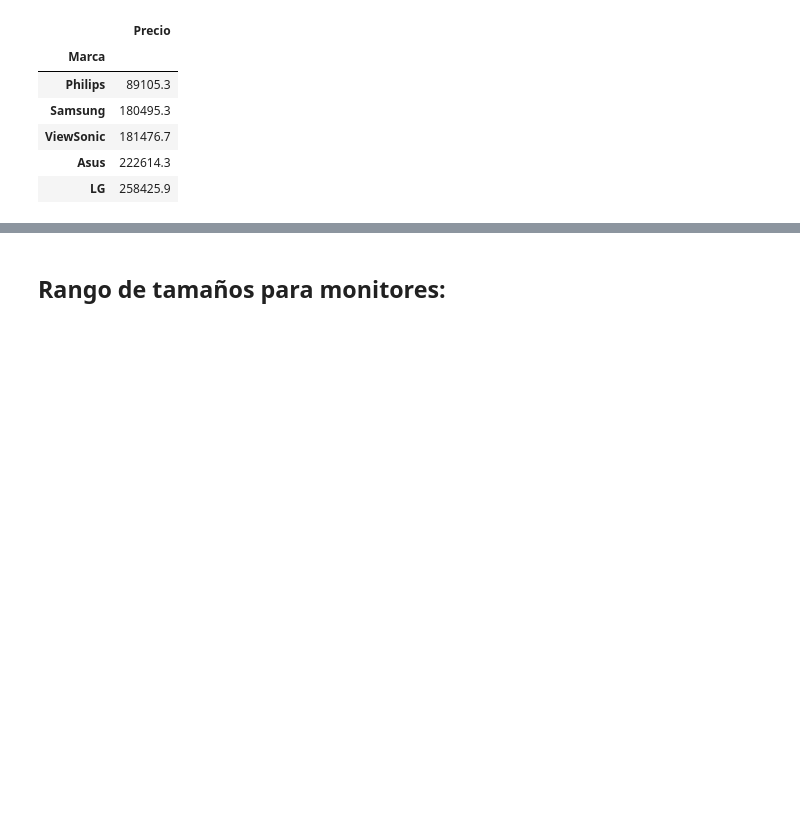
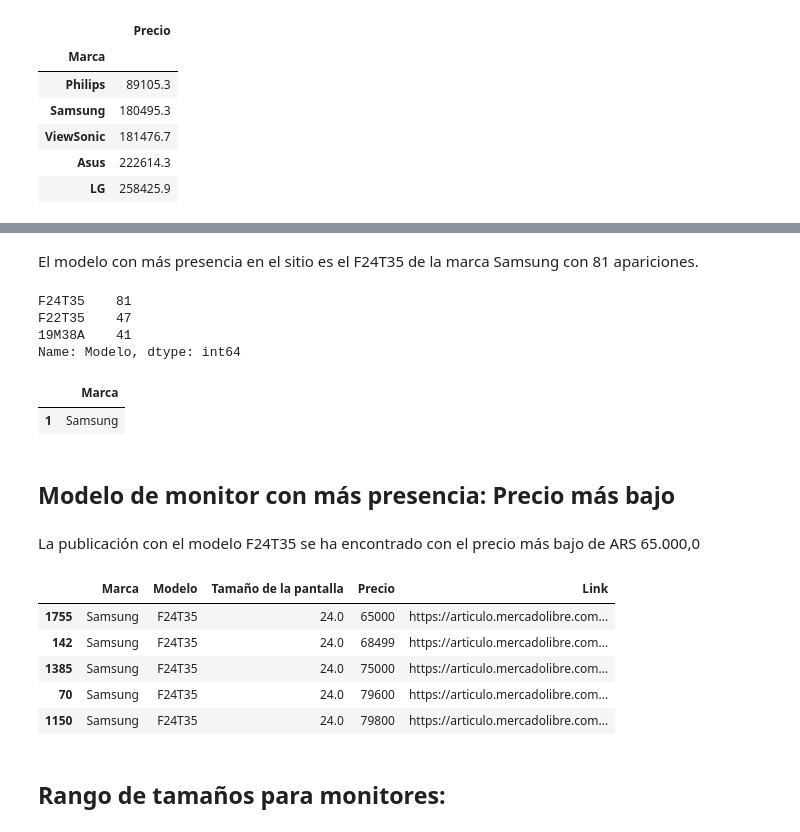
Before and after one commit to cris-andrade-97/MeLiWebScraping, a Jupyter notebook: Analisis del CSV/Análisis del CSV.ipynb, the cells around one changed output, grey strips where cells are left out. Drawn from its saved outputs; the diff is of its cells as text; code cells hidden in the pictures; blank space fills up the shorter version.

```diff
--- a/Analisis del CSV/Análisis del CSV.ipynb
+++ b/Analisis del CSV/Análisis del CSV.ipynb
@@ -102,3 +77,30 @@ df[(df['Modelo']=='F24T35')][['Marca','Modelo','Tamaño de la pantalla','Precio'
+# %% [markdown]
+El modelo con más presencia en el sitio es el F24T35 de la marca Samsung con 81 apariciones.
+# %%
+df['Modelo'].value_counts()[range(3)]
+# %% [output]
+F24T35    81
+F22T35    47
+19M38A    41
+Name: Modelo, dtype: int64
+# %%
+df[(df['Modelo']=='F24T35')][['Marca']].head(1)
+# %% [output]
+|  | Marca |
+| 1 | Samsung |
+# %% [markdown]
+## Modelo de monitor con más presencia: Precio más bajo
+# %% [markdown]
+La publicación con el modelo F24T35 se ha encontrado con el precio más bajo de ARS 65.000,0
+# %%
+df[(df['Modelo']=='F24T35')][['Marca','Modelo','Tamaño de la pantalla','Precio','Link']].sort_values(by='Precio').head()
+# %% [output]
+|  | Marca | Modelo | Tamaño de la pantalla | Precio | Link |
+| 1755 | Samsung | F24T35 | 24.0 | 65000 | https://articulo.mercadolibre.com... |
+| 142 | Samsung | F24T35 | 24.0 | 68499 | https://articulo.mercadolibre.com... |
+| 1385 | Samsung | F24T35 | 24.0 | 75000 | https://articulo.mercadolibre.com... |
+| 70 | Samsung | F24T35 | 24.0 | 79600 | https://articulo.mercadolibre.com... |
+| 1150 | Samsung | F24T35 | 24.0 | 79800 | https://articulo.mercadolibre.com... |
 # %% [markdown]
 ## Rango de tamaños para monitores:
 # %% [markdown]
```
Also changed, not shown: parts of 44 cells of this notebook, 2 other files.
